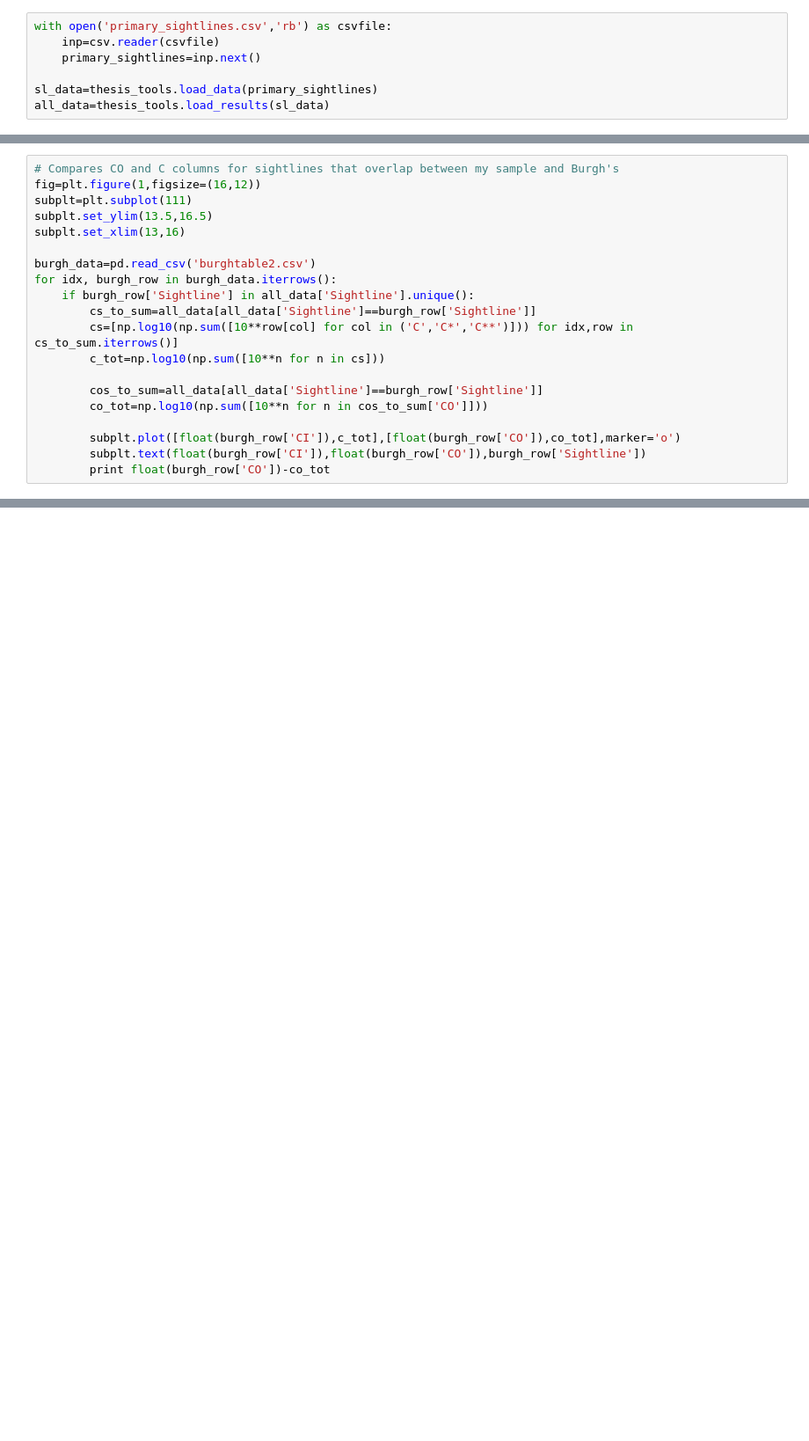
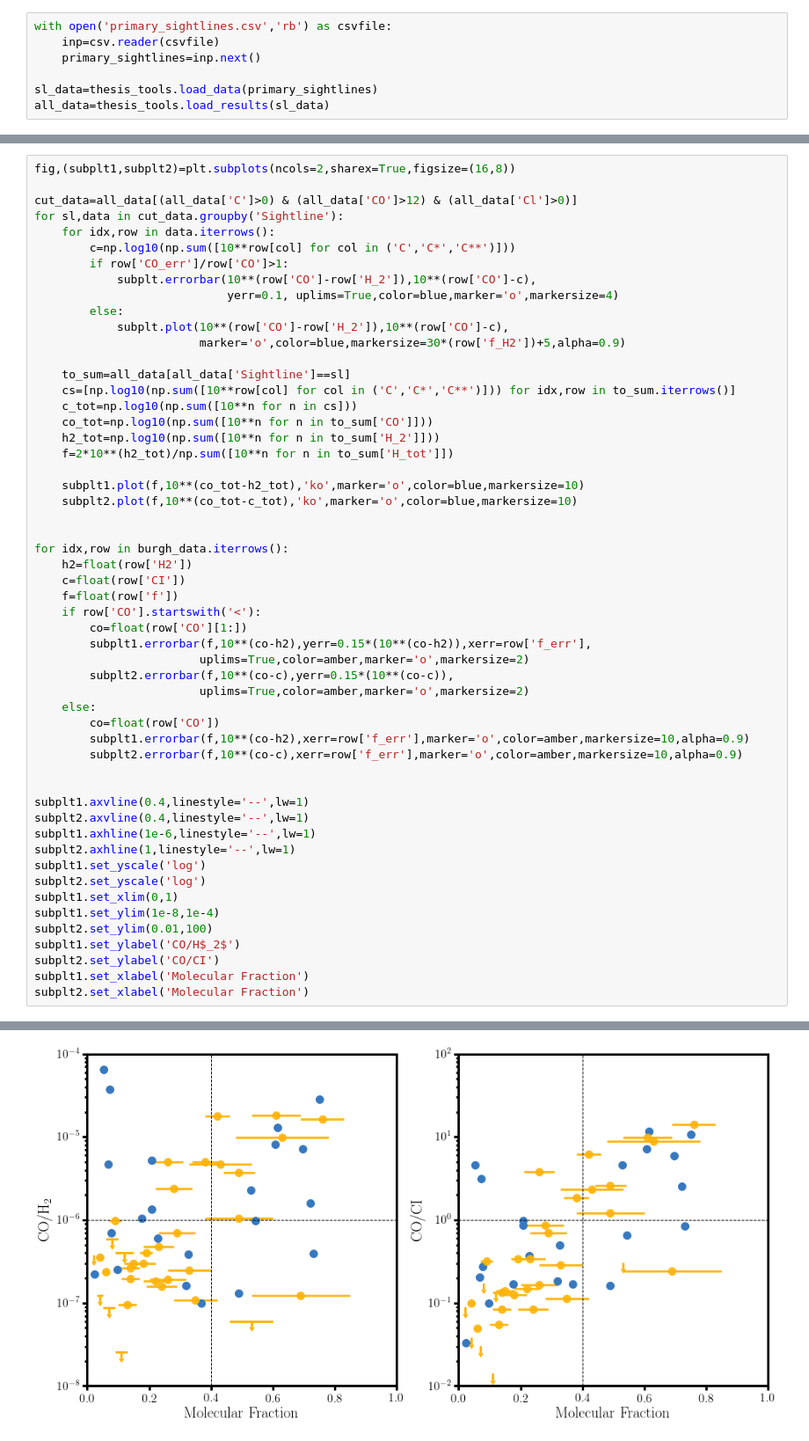
Before and after one commit to codydirks/PGCC_HST, a Jupyter notebook: COAnalysis.ipynb, the cells around one changed output, grey strips where cells are left out. Shown at 88% size. Drawn from its saved outputs; the diff is of its cells as text; blank space fills up the shorter version.

```diff
--- a/COAnalysis.ipynb
+++ b/COAnalysis.ipynb
@@ -219,20 +241,0 @@ subplt.tick_params(axis='both', which='major', labelsize=20)
-# %%
-# Compares CO and C columns for sightlines that overlap between my sample and Burgh's
-fig=plt.figure(1,figsize=(16,12))
-subplt=plt.subplot(111)
-subplt.set_ylim(13.5,16.5)
-subplt.set_xlim(13,16)
-
-burgh_data=pd.read_csv('burghtable2.csv')
-for idx, burgh_row in burgh_data.iterrows():
-    if burgh_row['Sightline'] in all_data['Sightline'].unique():
-        cs_to_sum=all_data[all_data['Sightline']==burgh_row['Sightline']]
-        cs=[np.log10(np.sum([10**row[col] for col in ('C','C*','C**')])) for idx,row in cs_to_sum.iterrows()]
-        c_tot=np.log10(np.sum([10**n for n in cs]))
-
-        cos_to_sum=all_data[all_data['Sightline']==burgh_row['Sightline']]
-        co_tot=np.log10(np.sum([10**n for n in cos_to_sum['CO']]))
-
-        subplt.plot([float(burgh_row['CI']),c_tot],[float(burgh_row['CO']),co_tot],marker='o')
-        subplt.text(float(burgh_row['CI']),float(burgh_row['CO']),burgh_row['Sightline'])
-        print float(burgh_row['CO'])-co_tot
@@ -273,0 +242,55 @@ for idx,row in sheffer_data.iterrows():
+# %%
+fig,(subplt1,subplt2)=plt.subplots(ncols=2,sharex=True,figsize=(16,8))
+
+cut_data=all_data[(all_data['C']>0) & (all_data['CO']>12) & (all_data['Cl']>0)]
+for sl,data in cut_data.groupby('Sightline'):
+    for idx,row in data.iterrows():
+        c=np.log10(np.sum([10**row[col] for col in ('C','C*','C**')]))
+        if row['CO_err']/row['CO']>1:
+            subplt.errorbar(10**(row['CO']-row['H_2']),10**(row['CO']-c),
+                            yerr=0.1, uplims=True,color=blue,marker='o',markersize=4)
+        else:
+            subplt.plot(10**(row['CO']-row['H_2']),10**(row['CO']-c),
+                        marker='o',color=blue,markersize=30*(row['f_H2'])+5,alpha=0.9)
+
+    to_sum=all_data[all_data['Sightline']==sl]
+    cs=[np.log10(np.sum([10**row[col] for col in ('C','C*','C**')])) for idx,row in to_sum.iterrows()]
+    c_tot=np.log10(np.sum([10**n for n in cs]))
+    co_tot=np.log10(np.sum([10**n for n in to_sum['CO']]))
+    h2_tot=np.log10(np.sum([10**n for n in to_sum['H_2']]))
+    f=2*10**(h2_tot)/np.sum([10**n for n in to_sum['H_tot']])
+
+    subplt1.plot(f,10**(co_tot-h2_tot),'ko',marker='o',color=blue,markersize=10)
+    subplt2.plot(f,10**(co_tot-c_tot),'ko',marker='o',color=blue,markersize=10)
+
+
+for idx,row in burgh_data.iterrows():
+    h2=float(row['H2'])
+    c=float(row['CI'])
+    f=float(row['f'])
+    if row['CO'].startswith('<'):
+        co=float(row['CO'][1:])
+        subplt1.errorbar(f,10**(co-h2),yerr=0.15*(10**(co-h2)),xerr=row['f_err'],
+                        uplims=True,color=amber,marker='o',markersize=2)
+        subplt2.errorbar(f,10**(co-c),yerr=0.15*(10**(co-c)),
+                        uplims=True,color=amber,marker='o',markersize=2)
+    else:
+        co=float(row['CO'])
+        subplt1.errorbar(f,10**(co-h2),xerr=row['f_err'],marker='o',color=amber,markersize=10,alpha=0.9)
+        subplt2.errorbar(f,10**(co-c),xerr=row['f_err'],marker='o',color=amber,markersize=10,alpha=0.9)
+
+
+subplt1.axvline(0.4,linestyle='--',lw=1)
+subplt2.axvline(0.4,linestyle='--',lw=1)
+subplt1.axhline(1e-6,linestyle='--',lw=1)
+subplt2.axhline(1,linestyle='--',lw=1)
+subplt1.set_yscale('log')
+subplt2.set_yscale('log')
+subplt1.set_xlim(0,1)
+subplt1.set_ylim(1e-8,1e-4)
+subplt2.set_ylim(0.01,100)
+subplt1.set_ylabel('CO/H$_2$')
+subplt2.set_ylabel('CO/CI')
+subplt1.set_xlabel('Molecular Fraction')
+subplt2.set_xlabel('Molecular Fraction')
+# %% [output]
@@ -273,0 +298 @@ for idx,row in sheffer_data.iterrows():
+[figure, added]
```
Also changed, not shown: parts of 10 cells of this notebook, 8 other files.
